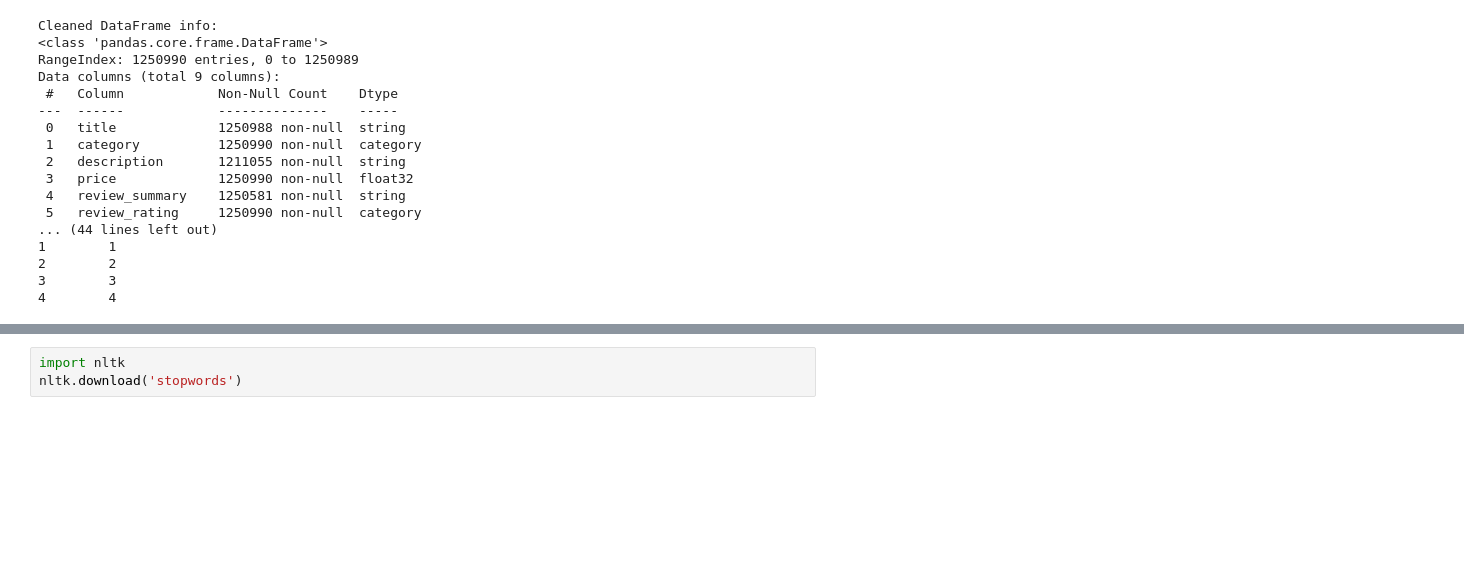
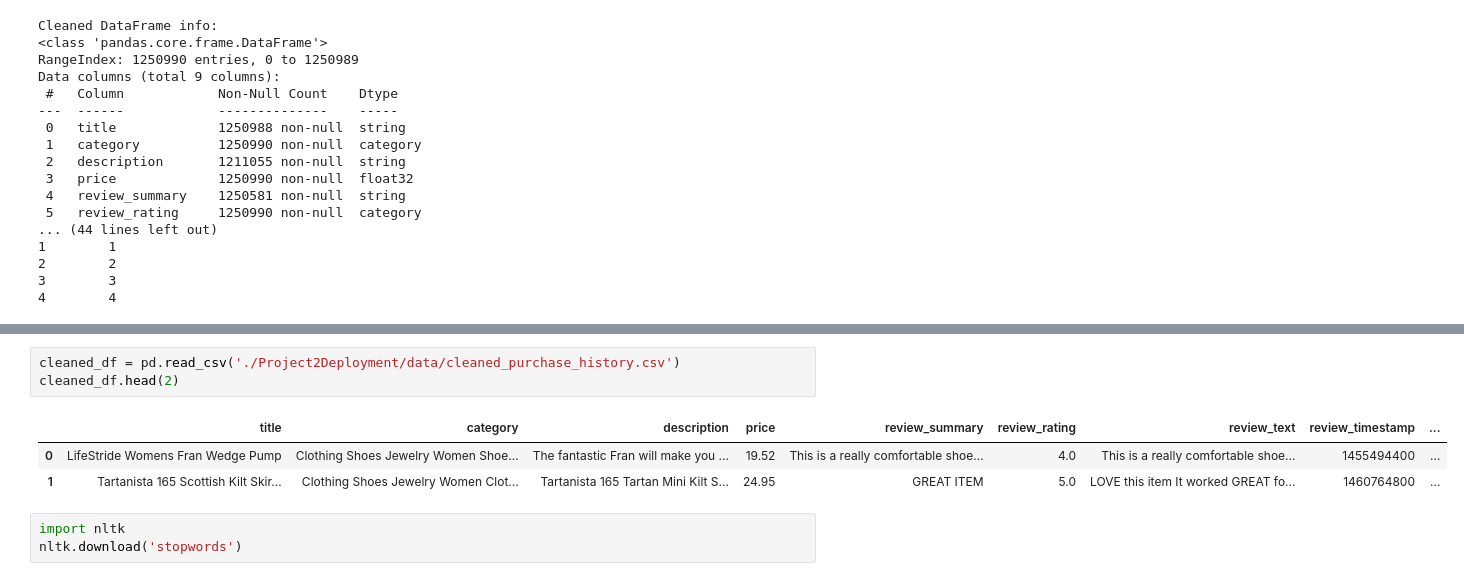
Before and after one commit to Chewy42/mgsc410-final, a Jupyter notebook: 2_CleanedDatasetRevised.ipynb, the cells around one changed output, grey strips where cells are left out. Saved outputs shown, nothing was run; the diff lists cells and outputs as text; blank space fills up the shorter version.

```diff
--- a/2_CleanedDatasetRevised.ipynb
+++ b/2_CleanedDatasetRevised.ipynb
@@ -129,3 +118,10 @@ cleaned_df.head()
+# %%
+cleaned_df = pd.read_csv('./Project2Deployment/data/cleaned_purchase_history.csv')
+cleaned_df.head(2)
+# %% [output]
+|  | title | category | description | price | review_summary | review_rating | review_text | review_timestamp | ... |
+| 0 | LifeStride Womens Fran Wedge Pump | Clothing Shoes Jewelry Women Shoe... | The fantastic Fran will make you ... | 19.52 | This is a really comfortable shoe... | 4.0 | This is a really comfortable shoe... | 1455494400 | ... |
+| 1 | Tartanista 165 Scottish Kilt Skir... | Clothing Shoes Jewelry Women Clot... | Tartanista 165 Tartan Mini Kilt S... | 24.95 | GREAT ITEM | 5.0 | LOVE this item It worked GREAT fo... | 1460764800 | ... |
 # %%
 import nltk
 nltk.download('stopwords')
```
Also changed, not shown: parts of 2 cells of this notebook, 38 other files.
